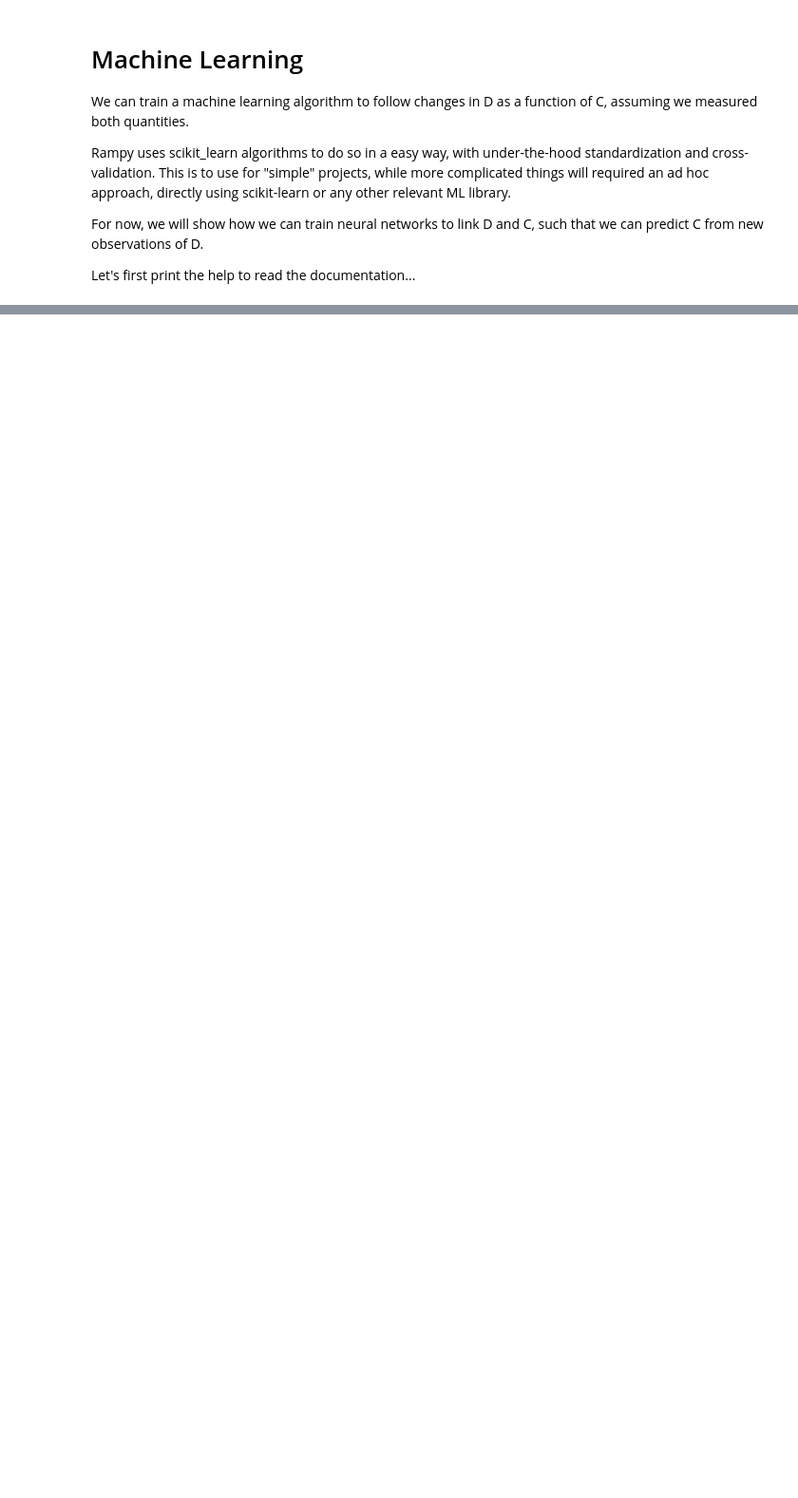
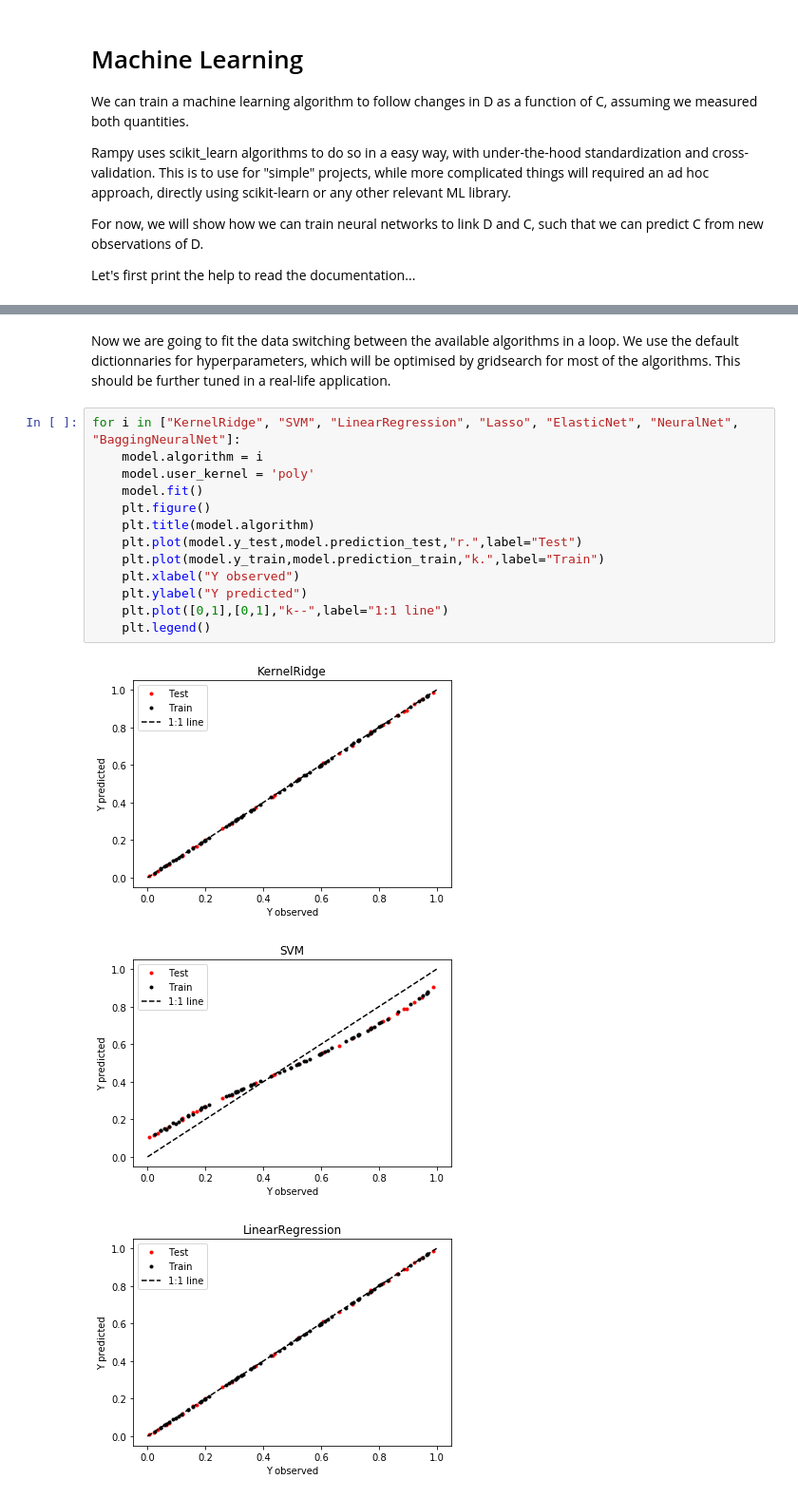
Before and after one commit to charlesll/rampy, a Jupyter notebook: examples/Machine Learning Regression.ipynb, the cells around one changed output, grey strips where cells are left out. Shown at 95% size. Saved outputs shown, nothing was run; the diff lists cells and outputs as text; blank space fills up the shorter version.

```diff
--- a/examples/Machine Learning Regression.ipynb
+++ b/examples/Machine Learning Regression.ipynb
@@ -327,0 +344,19 @@ plt.plot(model.y_test,model.prediction_test)
+# %% [markdown]
+Now we are going to fit the data switching between the available algorithms in a loop. We use the default dictionnaries for hyperparameters, which will be optimised by gridsearch for most of the algorithms. This should be further tuned in a real-life application.
+# %%
+for i in ["KernelRidge", "SVM", "LinearRegression", "Lasso", "ElasticNet", "NeuralNet", "BaggingNeuralNet"]:
+    model.algorithm = i
+    model.user_kernel = 'poly'
+    model.fit()
+    plt.figure()
+    plt.title(model.algorithm)
+    plt.plot(model.y_test,model.prediction_test,"r.",label="Test")
+    plt.plot(model.y_train,model.prediction_train,"k.",label="Train")
+    plt.xlabel("Y observed")
+    plt.ylabel("Y predicted")
+    plt.plot([0,1],[0,1],"k--",label="1:1 line")
+    plt.legend()
+# %% [output]
+[figure, added]
+[figure, added]
+[figure, added]
```
Also changed, not shown: parts of 43 cells of this notebook, 1 other file.
